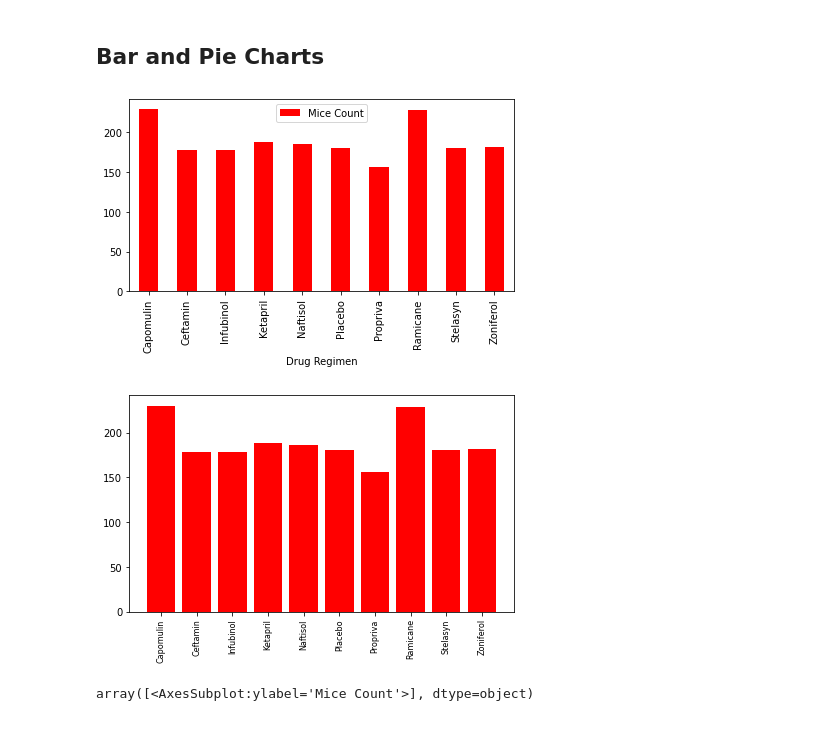
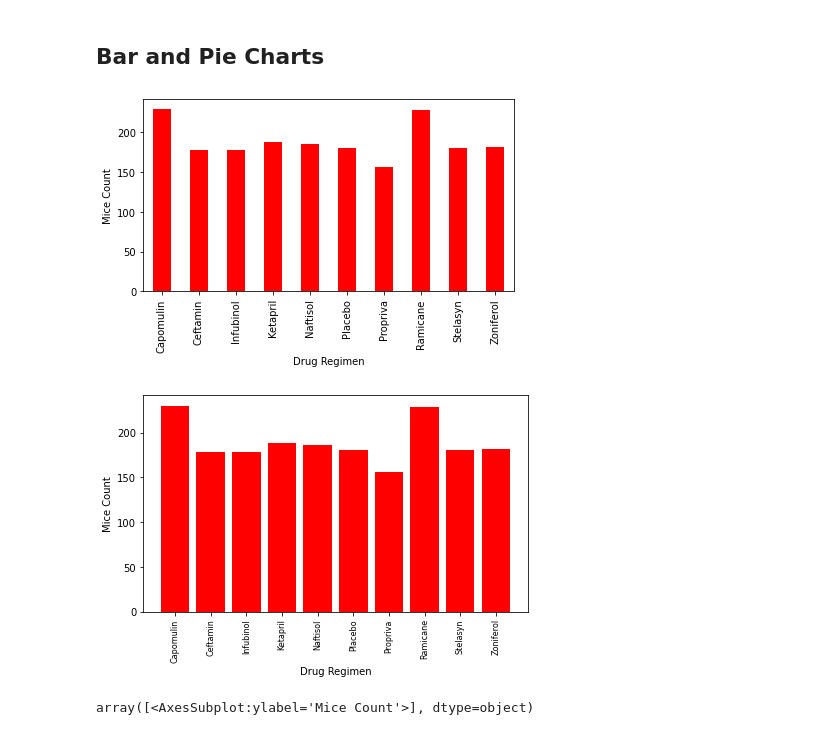
Before and after one commit to harikapeddi/Pymaceuticals---Matplotlib, a Jupyter notebook: pymaceuticals_starter.ipynb, the cells around one changed output. Cells and saved outputs as stored; diff of their text form; code cells hidden in the pictures.

```diff
--- a/pymaceuticals_starter.ipynb
+++ b/pymaceuticals_starter.ipynb
@@ -139,25 +140,26 @@ mcount_df = pd.DataFrame(clean_df.groupby(['Drug Regimen'])['Mouse ID'].count())
 mcount_df.rename(columns = {'Mouse ID': 'Mice Count'}, inplace=True)
 mcount_df
 
-mcount_df.plot(kind='bar', color='r')
+mcount_df.plot(kind='bar', color='r', legend=False)
+plt.ylabel('Mice Count')
+
 plt.tight_layout()
 # %% [output]
-[figure, old version]
+[figure, new version]
 # %%
 # Generate a bar plot showing the total number of unique mice tested on each drug regimen using pyplot.
 
 x_axis = np.arange(len(mcount_df.index))
 labels = list(mcount_df.index)
 
 plt.bar(x_axis, mcount_df['Mice Count'], color='r')
 plt.xticks(x_axis, labels, rotation=90, fontsize=8)
 plt.tight_layout()
-# plt.legend(propot)
+plt.xlabel('Drug Regimen')
+plt.ylabel('Mice Count')
 plt.show()
-# print(x_axis)
-# print(tick_labels)
 # %% [output]
-[figure, old version]
+[figure, new version]
 # %%
 # Generate a pie plot showing the distribution of female versus male mice using pandas
 
```
Also changed, not shown: parts of 4 cells of this notebook, 1 other file.
